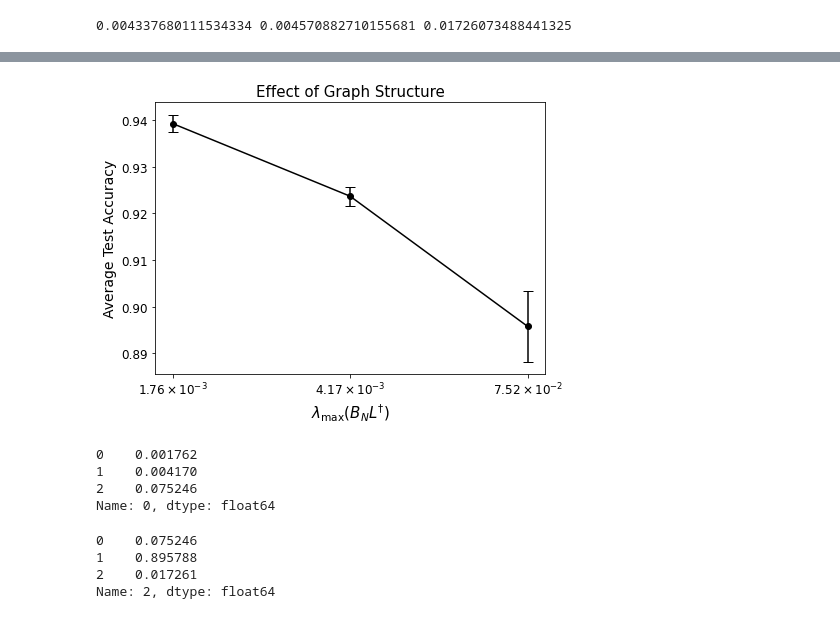
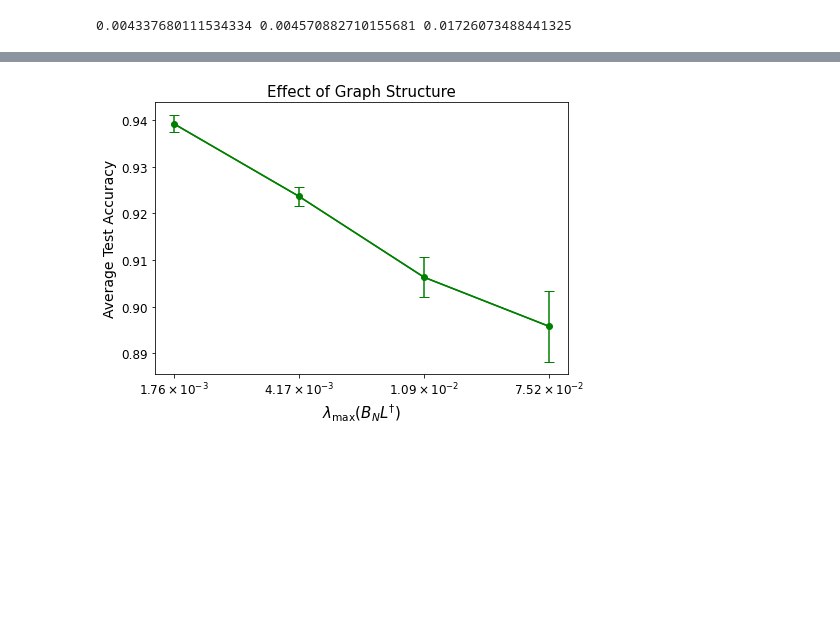
Before and after one commit to MingxuanZhangPurdue/GFL-APPNP, a Jupyter notebook: connectivity.ipynb, the cells around one changed output, grey strips where cells are left out. Saved outputs shown, nothing was run; the diff lists cells and outputs as text; code cells hidden in the pictures; blank space fills up the shorter version.

```diff
--- a/connectivity.ipynb
+++ b/connectivity.ipynb
@@ -142,3 +173,14 @@ for ith in range(20):
 17
 18
 19
+# %%
+test_acc4 = []
+for ith in range(20):
+    csbm4.generate_node_data(120, "GC")
+    A_tilde4 = calculate_Atilde(csbm4.A, K=10, alpha=0.9)
+    server4 = set_up_GC(csbm4.Xs, csbm4.ys, init_mlp, A_tilde4, n_train=10, n_val=10, improved=False)
+    tl2, ta2, vl2, va2 = train_GC(server4, num_communication=150, batch_size=5, learning_rate=0.5, I=10,
+                              gradient=True, noise=False,
+                              Print=False, print_time=10)
+    test_acc4.append(server4.eval_test())
+    print (ith)
@@ -144,0 +208,11 @@ for ith in range(20):
+# %%
+test_acc5 = []
+for ith in range(20):
+    csbm5.generate_node_data(120, "GC")
+    A_tilde5 = calculate_Atilde(csbm5.A, K=10, alpha=0.9)
+    server5 = set_up_GC(csbm5.Xs, csbm5.ys, init_mlp, A_tilde5, n_train=10, n_val=10, improved=False)
+    tl2, ta2, vl2, va2 = train_GC(server5, num_communication=150, batch_size=5, learning_rate=0.5, I=10,
+                              gradient=True, noise=False,
+                              Print=False, print_time=10)
+    test_acc5.append(server5.eval_test())
+    print (ith)
@@ -153,9 +252,13 @@ print (np.array(test_acc1)[:,1].std(),np.array(test_acc3)[:,1].std(), np.array(t
 # %%
 import pandas as pd
 # %%
-c = [lm1, lm3, lm2]
-tams = [np.array(test_acc1)[:,1].mean(),np.array(test_acc3)[:,1].mean(), np.array(test_acc2)[:,1].mean()]
-tasds = [np.array(test_acc1)[:,1].std(),np.array(test_acc3)[:,1].std(), np.array(test_acc2)[:,1].std()]
+c = [lm1, lm3, lm5, lm2]
+tams = [np.array(test_acc1)[:,1].mean(),np.array(test_acc3)[:,1].mean(),
+        np.array(test_acc5)[:,1].mean(), np.array(test_acc2)[:,1].mean()]
+
+tasds = [np.array(test_acc1)[:,1].std(), np.array(test_acc3)[:,1].std(),
+         np.array(test_acc5)[:,1].std(), np.array(test_acc2)[:,1].std()]
+
 rows = [c, tams, tasds]
 # %%
 results = pd.DataFrame(rows).T
@@ -177,2 +267,4 @@ df
+# %%
+df = results
 # %%
 import matplotlib.pyplot as plt
@@ -179,30 +279,17 @@ import matplotlib.pyplot as plt
 # %%
 fig,ax = plt.subplots(1,1, figsize=(7,5))
-x = [1,2,3]
+x = [1,2,3,4]
 y = df.iloc[:,1]
 yerr = 1.96*df.iloc[:,2]/np.sqrt(20)
-subs = [r"$1.76\times 10^{-3}$", r"$4.17\times 10^{-3}$", r"$7.52\times 10^{-2}$"]
-plt.errorbar(x, y, yerr, fmt=".k", markersize=12, capsize=5)
-plt.plot(x, y, color="black")
-plt.xticks([1, 2, 3],[r"$1.76\times 10^{-3}$", r"$4.17\times 10^{-3}$", r"$7.52\times 10^{-2}$"], fontsize=12)
+plt.errorbar(x, y, yerr, marker="o", markersize=6, capsize=5, color="green")
+plt.plot(x, y, color="green")
+plt.xticks([1, 2, 3, 4],[r"$1.76\times 10^{-3}$", r"$4.17\times 10^{-3}$",
+                         r"$1.09\times 10^{-2}$", r"$7.52\times 10^{-2}$"], fontsize=12)
 plt.yticks(fontsize=12)
 plt.xlabel(r"$\lambda_{\max} (B_N L^{\dagger})$", fontsize=15)
 plt.ylabel("Average Test Accuracy", fontsize=14)
 plt.title("Effect of Graph Structure", fontsize=15)
+plt.tight_layout()
 plt.savefig("connectivity.jpeg")
 # %% [output]
-[figure, old version]
+[figure, new version]
-# %%
-df.iloc[:,0]
-# %% [output]
-0    0.001762
-1    0.004170
-2    0.075246
-Name: 0, dtype: float64
-# %%
-df.iloc[2]
-# %% [output]
-0    0.075246
-1    0.895788
-2    0.017261
-Name: 2, dtype: float64
```
Also changed, not shown: parts of 13 cells of this notebook, 8 other files.
